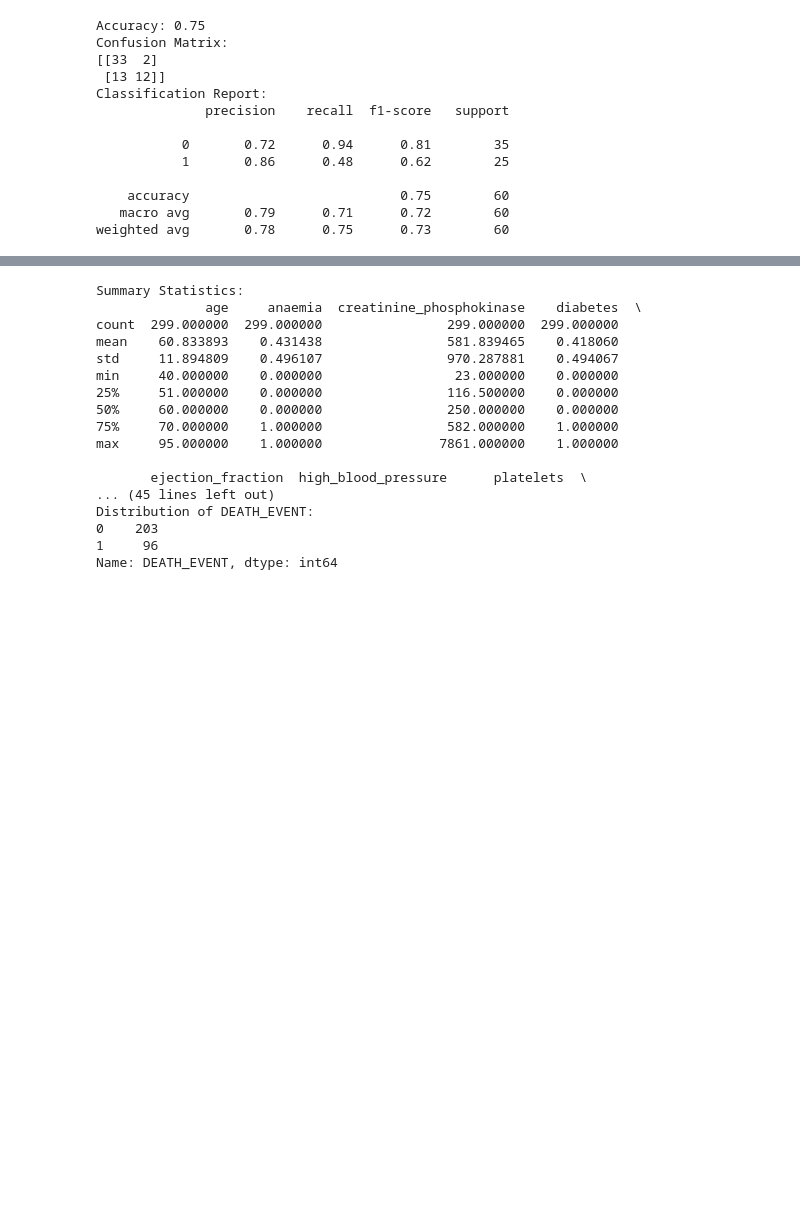
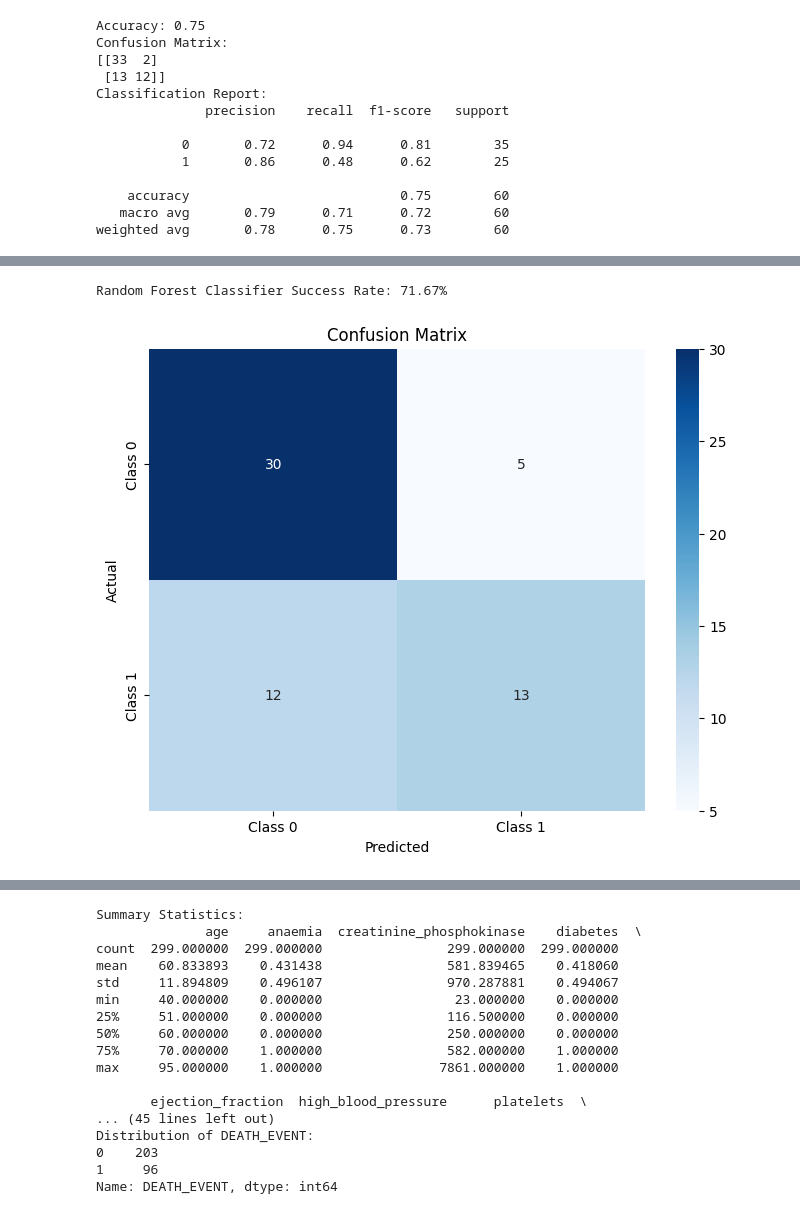
Before and after one commit to devvashisth07/early-event-detection, a Jupyter notebook: EED_for_heart_failure.ipynb, the cells around one changed output, grey strips where cells are left out. Cells and saved outputs as stored; diff of their text form; code cells hidden in the pictures; blank space fills up the shorter version.

```diff
--- a/EED_for_heart_failure.ipynb
+++ b/EED_for_heart_failure.ipynb
@@ -49,0 +265,36 @@ weighted avg       0.78      0.75      0.73        60
+# %%
+#Random Forest Classifier
+from sklearn.ensemble import RandomForestClassifier
+from sklearn.model_selection import train_test_split
+from sklearn.metrics import confusion_matrix, accuracy_score
+import pandas as pd
+import matplotlib.pyplot as plt
+import seaborn as sns
+
+
+# Split the data into training and testing sets
+x_train, x_test, y_train, y_test = train_test_split(X, y, test_size=0.2, random_state=42)
+
+# Create a Random Forest Classifier model
+rfc = RandomForestClassifier()
+rfc.fit(x_train, y_train)
+
+# Predict on the test set
+p3 = rfc.predict(x_test)
+s3 = accuracy_score(y_test, p3)
+
+print("Random Forest Classifier Success Rate:", "{:.2f}%".format(100 * s3))
+
+# Calculate the confusion matrix
+cm = confusion_matrix(y_test, p3)
+
+# Plot the confusion matrix with labels
+plt.figure(figsize=(8, 6))
+sns.heatmap(cm, annot=True, fmt='d', cmap='Blues', xticklabels=['Class 0', 'Class 1'], yticklabels=['Class 0', 'Class 1'])
+plt.xlabel('Predicted')
+plt.ylabel('Actual')
+plt.title('Confusion Matrix')
+plt.show()
+# %% [output]
+Random Forest Classifier Success Rate: 71.67%
+[figure, added]
```
Also changed, not shown: parts of 16 cells of this notebook.
